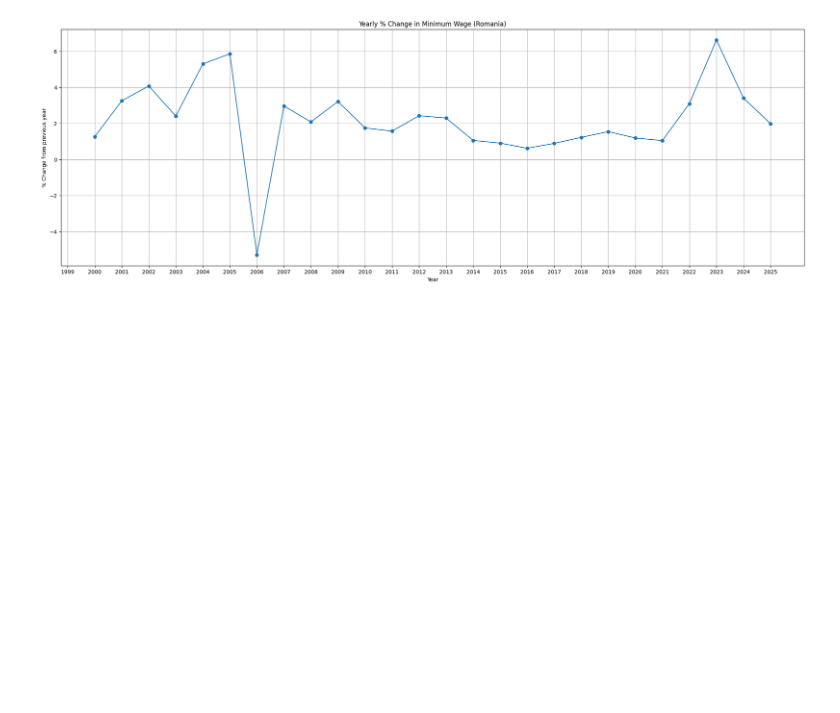
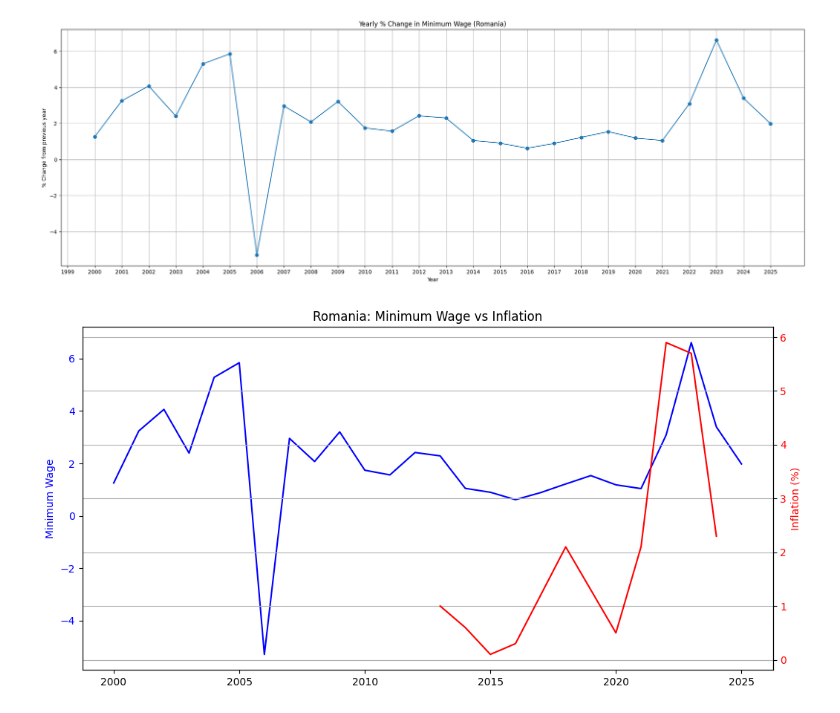
Before and after one commit to TudorMurariu/minimum-wage-study, a Jupyter notebook: france.ipynb, the cells around one changed output. Cells and saved outputs as stored; diff of their text form; code cells hidden in the pictures; blank space fills up the shorter version.

Commit message:
compared Romania to France

```diff
--- a/france.ipynb
+++ b/france.ipynb
@@ -35,3 +35,28 @@ plt.xticks(france_minimum_wage_salaries.TIME_PERIOD)
 plt.grid()
 # %% [output]
 [figure]
+# %%
+inflation_france = inflation[inflation.geo == 'FR'][['TIME_PERIOD', 'OBS_VALUE']]
+df = france_minimum_wage_salaries.merge(
+    inflation_france,
+    on="TIME_PERIOD",
+    how="left",  # keeps all years from wages, NaN for missing inflation
+    suffixes=("_wage", "_inflation")
+)
+
+fig, ax1 = plt.subplots(figsize=(12,6))
+
+ax1.plot(df["TIME_PERIOD"], df["pct_change"], color="blue", label="Minimum Wage")
+ax1.set_ylabel("Minimum Wage", color="blue")
+ax1.tick_params(axis="y", labelcolor="blue")
+
+ax2 = ax1.twinx()
+ax2.plot(df["TIME_PERIOD"], df["OBS_VALUE_inflation"], color="red", label="Inflation")
+ax2.set_ylabel("Inflation (%)", color="red")
+ax2.tick_params(axis="y", labelcolor="red")
+
+plt.title("Romania: Minimum Wage vs Inflation")
+plt.grid()
+plt.show()
+# %% [output]
+[figure, added]
```
Also changed, not shown: parts of 2 cells of this notebook.
